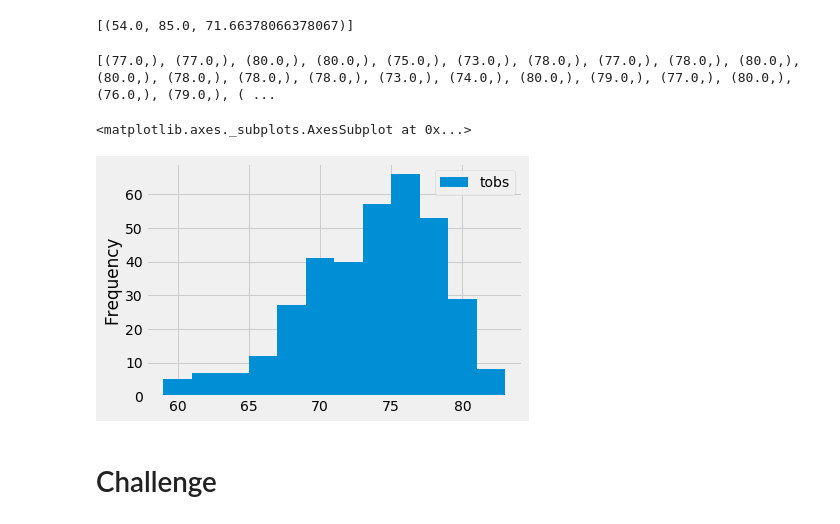
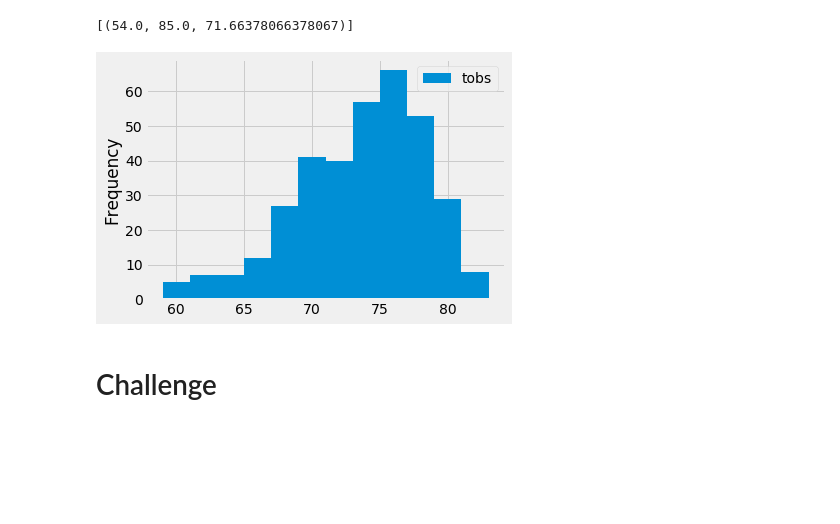
Before and after one commit to mcarter-00/Surfs-Up, a Jupyter notebook: climate_analysis.ipynb, the cells around one changed output. Saved outputs shown, nothing was run; the diff lists cells and outputs as text; code cells hidden in the pictures; blank space fills up the shorter version.

```diff
--- a/climate_analysis.ipynb
+++ b/climate_analysis.ipynb
@@ -126,20 +126,18 @@ session.query(func.min(Measurement.tobs), func.max(Measurement.tobs), func.avg(M
 # %%
 # Choose the station with the highest number of temperature observations.
 # Query the last 12 months of temperature observation data for this station and plot the results as a histogram
 results = session.query(Measurement.tobs).\
     filter(Measurement.station == 'USC00519281').\
     filter(Measurement.date >= prev_year).all()
-print(results)
+#print(results)
 
 df = pd.DataFrame(results, columns = ['tobs'])
-df
+#df
 
 df.plot.hist(bins=12)
 plt.tight_layout() #using this function won’t change much here, but it can where the x-axis doesn’t fit into the box
 # %% [output]
-[(77.0,), (77.0,), (80.0,), (80.0,), (75.0,), (73.0,), (78.0,), (77.0,), (78.0,), (80.0,), (80.0,), (78.0,), (78.0,), (78.0,), (73.0,), (74.0,), (80.0,), (79.0,), (77.0,), (80.0,), (76.0,), (79.0,), ( ...
-<matplotlib.axes._subplots.AxesSubplot at 0x...>
-[figure, old version]
+[figure, new version]
 # %%
 # Write a function called `calc_temps` that will accept start date and end date in the format '%Y-%m-%d'
 # and return the minimum, average, and maximum temperatures for that range of dates
```
Also changed, not shown: 1 other file.
